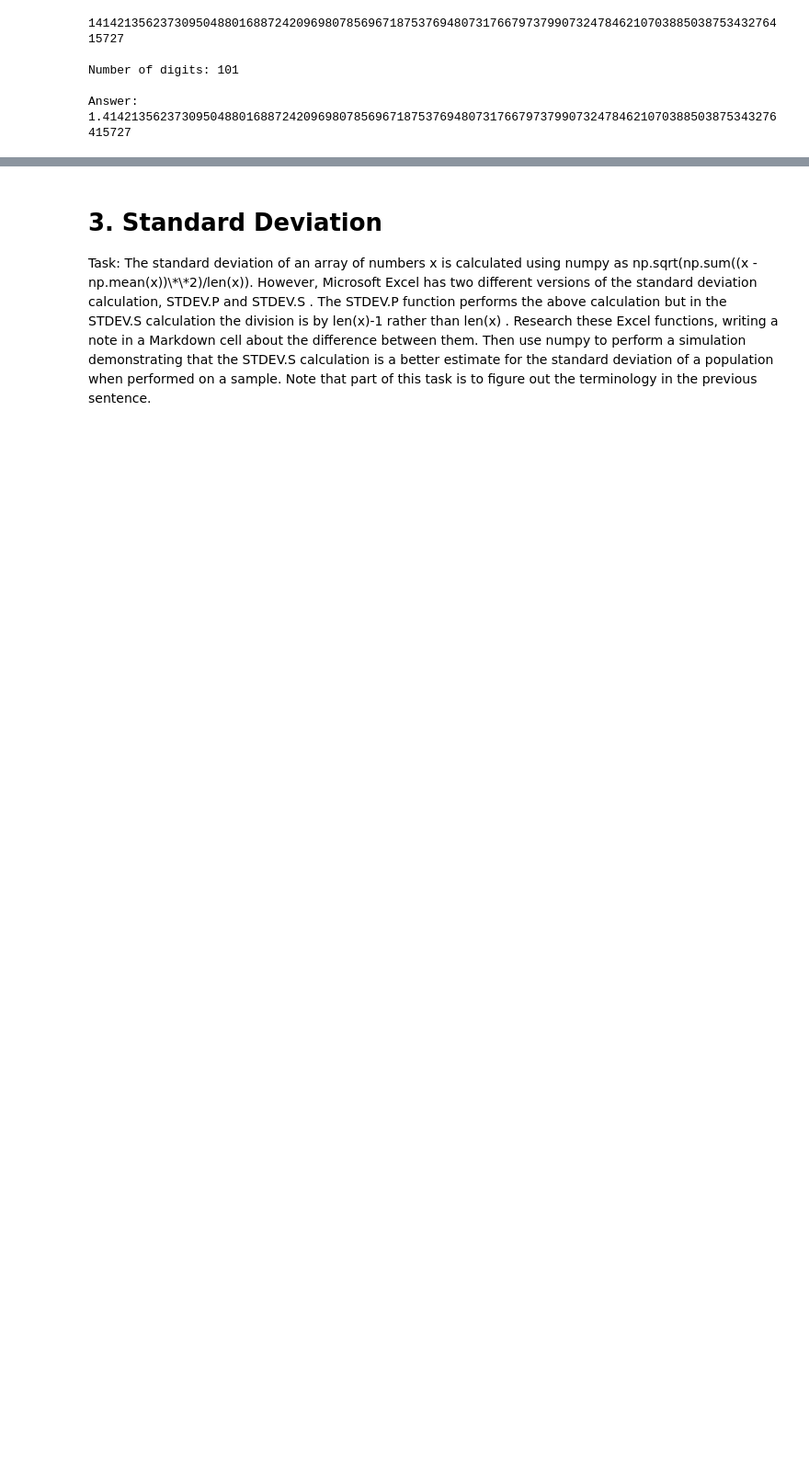
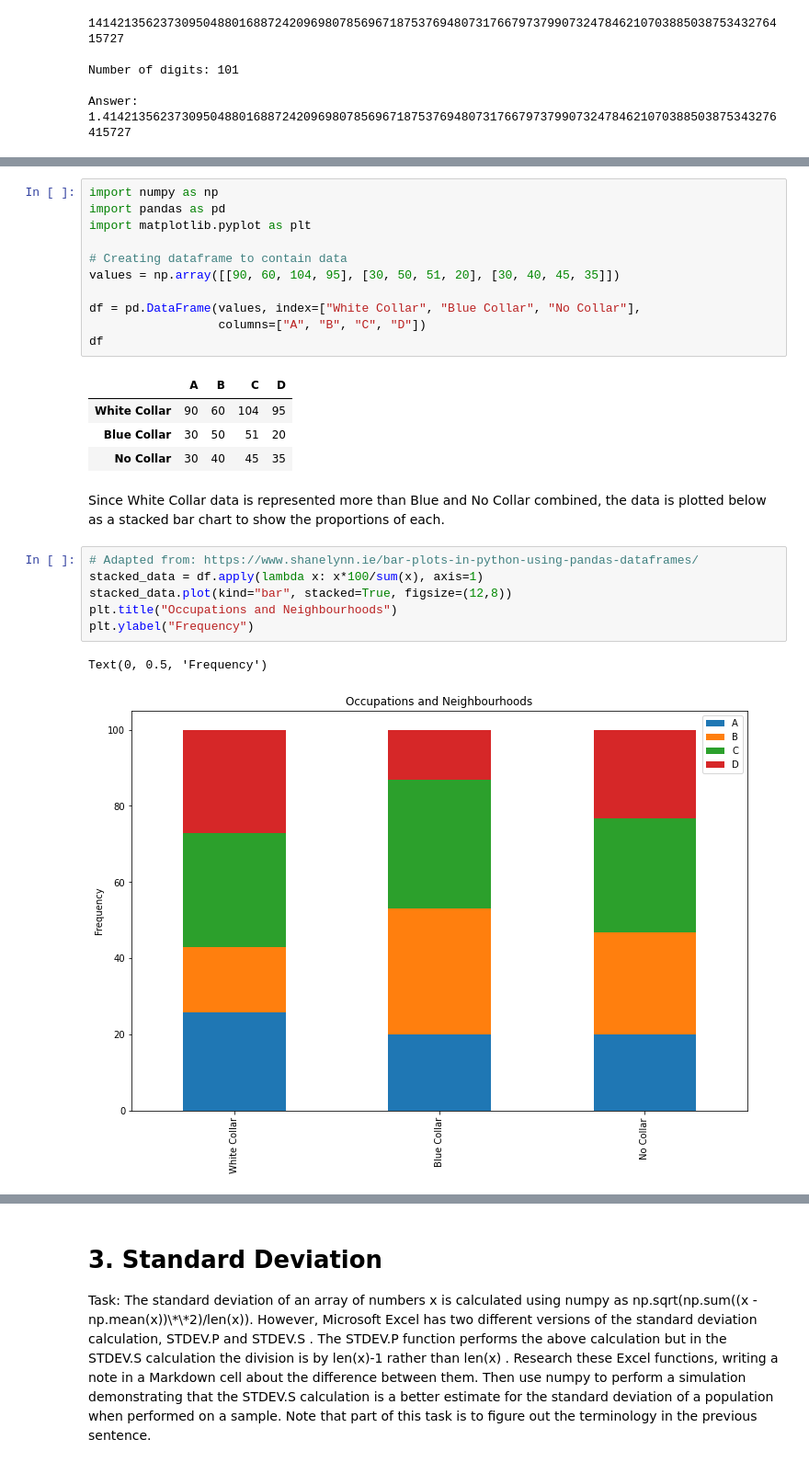
Before and after one commit to jennifer-ryan/machine-learning-tasks, a Jupyter notebook: Tasks.ipynb, the cells around one changed output, grey strips where cells are left out. Shown: that part at 92% size. Drawn from its saved outputs; the diff is of its cells as text; blank space fills up the shorter version.

Commit message:
Chi squared description and statistics tidied up. Added plot

```diff
--- a/Tasks.ipynb
+++ b/Tasks.ipynb
@@ -169 +175,28 @@ Task: The Chi-squared test for independence is a statistical hypothesis test lik
+# %%
+import numpy as np
+import pandas as pd
+import matplotlib.pyplot as plt
+
+# Creating dataframe to contain data
+values = np.array([[90, 60, 104, 95], [30, 50, 51, 20], [30, 40, 45, 35]])
+
+df = pd.DataFrame(values, index=["White Collar", "Blue Collar", "No Collar"],
+                  columns=["A", "B", "C", "D"])
+df
+# %% [output]
+|  | A | B | C | D |
+| White Collar | 90 | 60 | 104 | 95 |
+| Blue Collar | 30 | 50 | 51 | 20 |
+| No Collar | 30 | 40 | 45 | 35 |
+# %% [markdown]
+Since White Collar data is represented more than Blue and No Collar combined, the data is plotted below as a stacked bar chart to show the proportions of each.
+# %%
+# Adapted from: https://www.shanelynn.ie/bar-plots-in-python-using-pandas-dataframes/
+stacked_data = df.apply(lambda x: x*100/sum(x), axis=1)
+stacked_data.plot(kind="bar", stacked=True, figsize=(12,8))
+plt.title("Occupations and Neighbourhoods")
+plt.ylabel("Frequency")
+# %% [output]
+Text(0, 0.5, 'Frequency')
+[figure, added]
 # %% [markdown]
```
Also changed, not shown: parts of 17 cells of this notebook.
